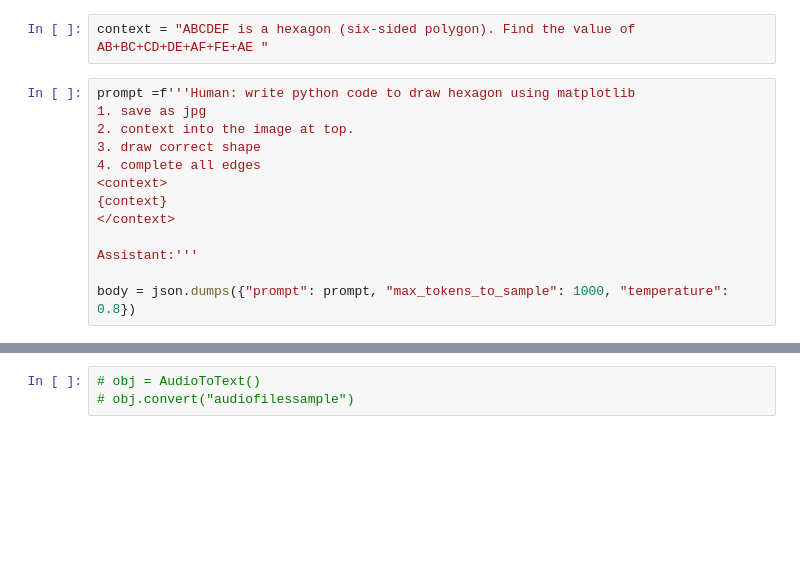
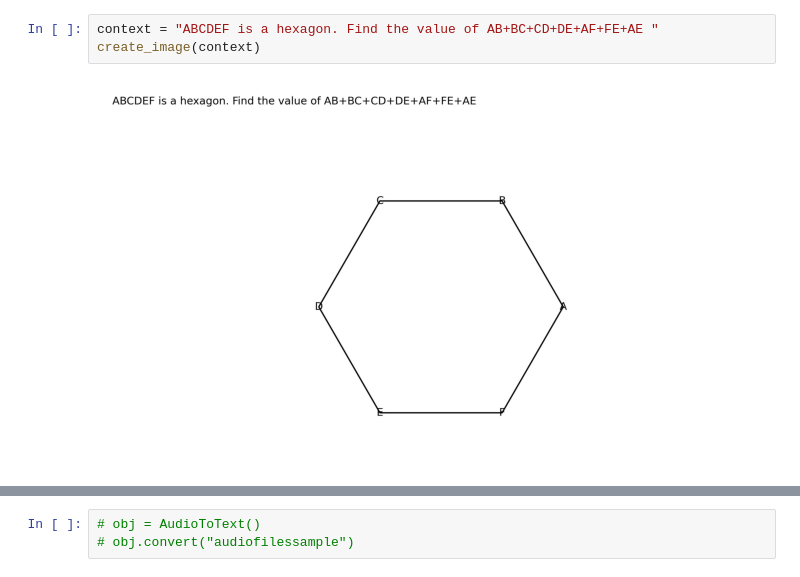
Before and after one commit to SanjayTiwaryMLAI/mathimage, a Jupyter notebook: Final_math question_generation.ipynb, the cells around one changed output, grey strips where cells are left out. Drawn from its saved outputs; the diff is of its cells as text; blank space fills up the shorter version.

```diff
--- a/Final_math question_generation.ipynb
+++ b/Final_math question_generation.ipynb
@@ -36,15 +51,5 @@ create_summary = math.create_summary
 # %%
-context = "ABCDEF is a hexagon (six-sided polygon). Find the value of AB+BC+CD+DE+AF+FE+AE "
+context = "ABCDEF is a hexagon. Find the value of AB+BC+CD+DE+AF+FE+AE "
+create_image(context)
+# %% [output]
+[figure, added]
-# %%
-prompt =f'''Human: write python code to draw hexagon using matplotlib
-1. save as jpg
-2. context into the image at top.
-3. draw correct shape
-4. complete all edges
-<context>
-{context}
-</context>
-
-Assistant:'''
-
-body = json.dumps({"prompt": prompt, "max_tokens_to_sample": 1000, "temperature": 0.8})
```
Also changed, not shown: parts of 17 cells of this notebook, 10 other files.
